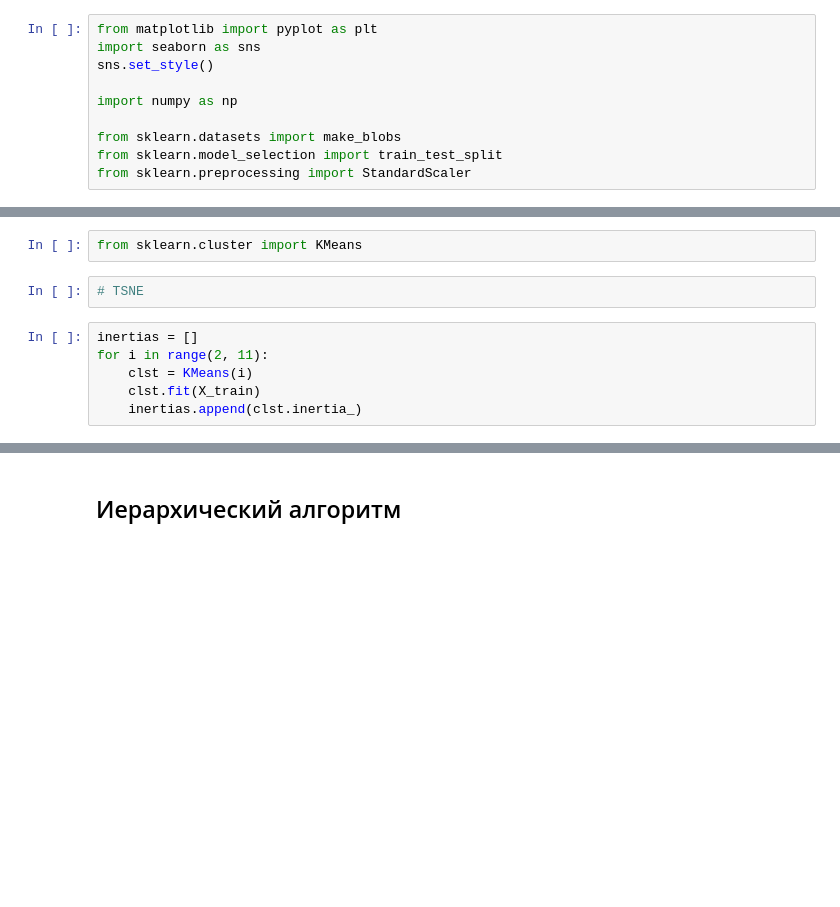
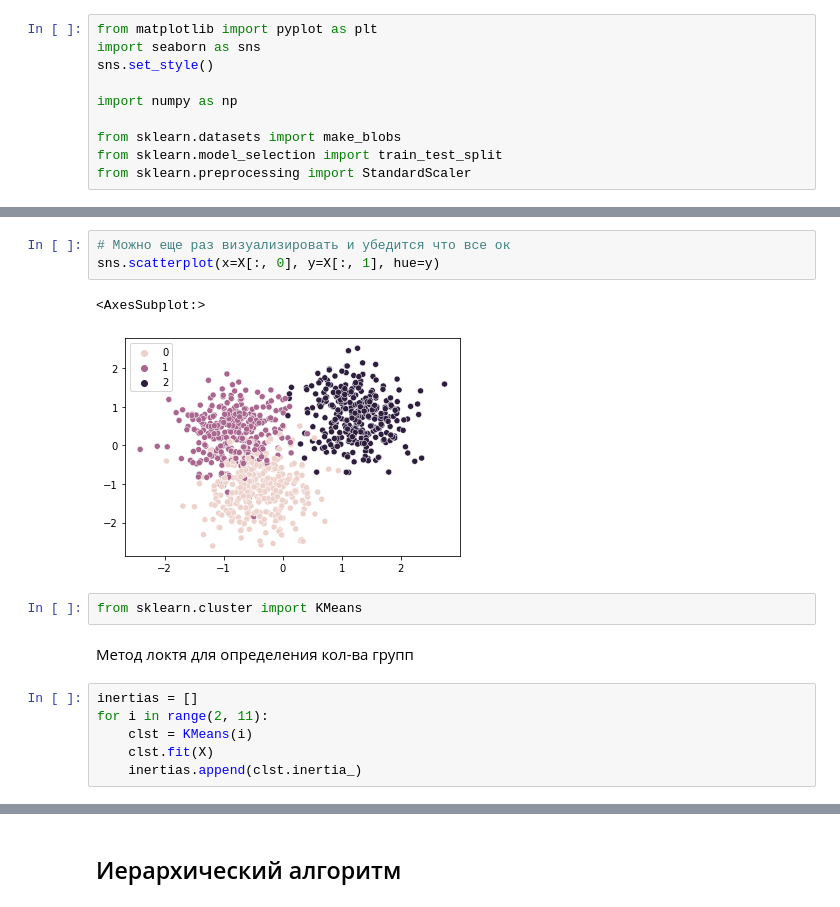
Before and after one commit to iaidarf/DS_tutorials, a Jupyter notebook: notebooks/clustering.ipynb, the cells around one changed output, grey strips where cells are left out. Saved outputs shown, nothing was run; the diff lists cells and outputs as text; blank space fills up the shorter version.

```diff
--- a/notebooks/clustering.ipynb
+++ b/notebooks/clustering.ipynb
@@ -96,12 +70,18 @@ X_test = scaler.transform(X_test)
+# %%
+# Можно еще раз визуализировать и убедится что все ок
+sns.scatterplot(x=X[:, 0], y=X[:, 1], hue=y)
+# %% [output]
+<AxesSubplot:>
+[figure, added]
 # %%
 from sklearn.cluster import KMeans
-# %%
-# TSNE
+# %% [markdown]
+Метод локтя для определения кол-ва групп
 # %%
 inertias = []
 for i in range(2, 11):
     clst = KMeans(i)
-    clst.fit(X_train)
+    clst.fit(X)
     inertias.append(clst.inertia_)
 # %%
 sns.lineplot(x=range(2, 11), y=inertias, marker='o')
```
Also changed, not shown: parts of 27 cells of this notebook, 1 other file.
